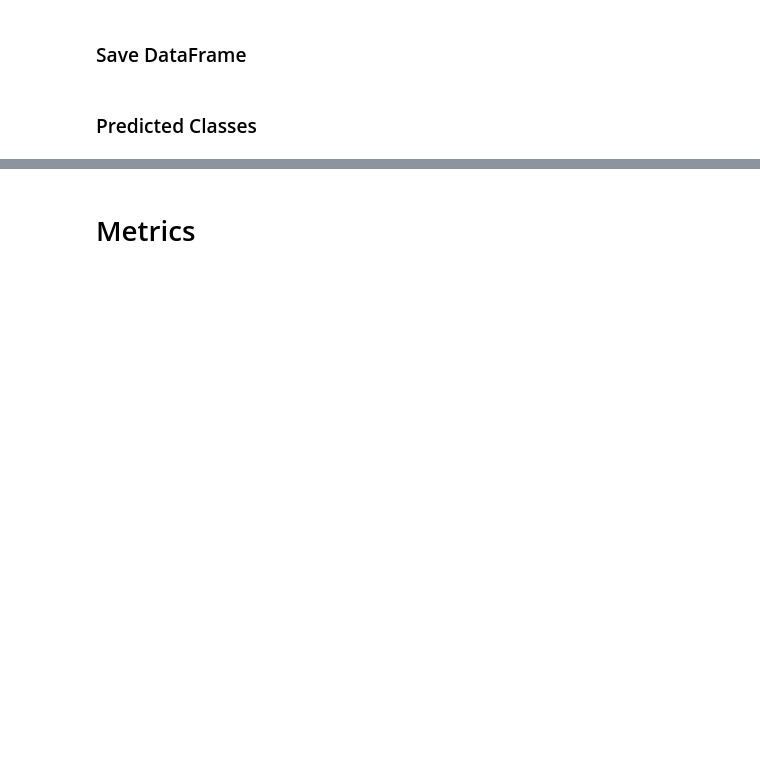
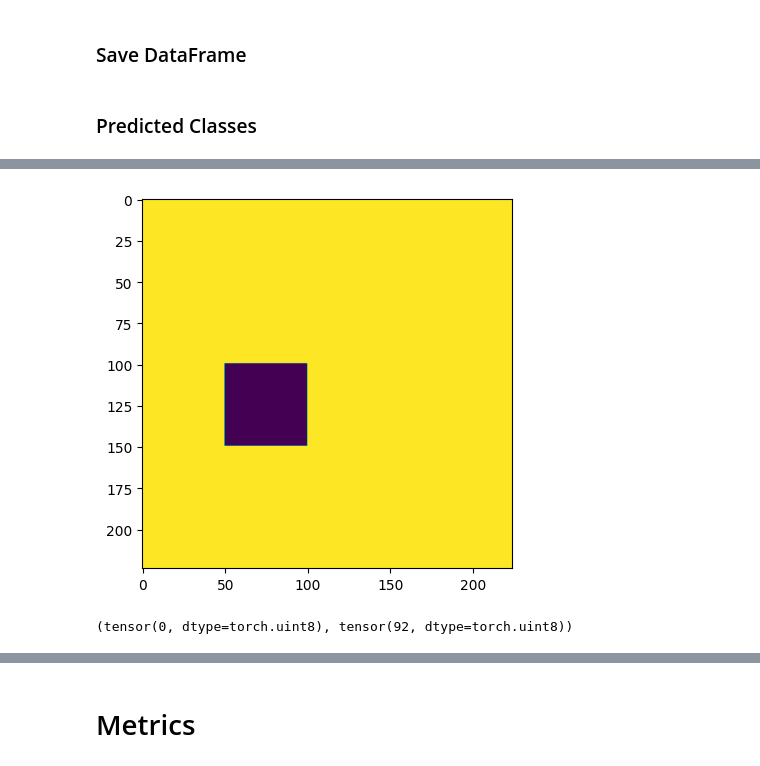
Before and after one commit to simoneangarano/BenchSAM, a Jupyter notebook: COCO_Test.ipynb, the cells around one changed output, grey strips where cells are left out. Drawn from its saved outputs; the diff is of its cells as text; code cells hidden in the pictures; blank space fills up the shorter version.

```diff
--- a/COCO_Test.ipynb
+++ b/COCO_Test.ipynb
@@ -376,3 +251,5 @@ y_pred = dataset[i][1]
+# %%
+N_CLASSES = 92
 # %%
 def get_instance(label, c=None):
     if c is None:
@@ -399,0 +297,13 @@ cl = get_pred_classes(i_pred, y_true) # mask, label
+# %%
+# Modified instance
+im = torch.logical_not(i).to(torch.uint8)
+im[im==1] = N_CLASSES
+
+plt.imshow(im)
+plt.show()
+# %% [output]
+[figure, added]
+# %%
+im.min(), im.max()
+# %% [output]
+(tensor(0, dtype=torch.uint8), tensor(92, dtype=torch.uint8))
```
Also changed, not shown: parts of 41 cells of this notebook, 13 other files.
